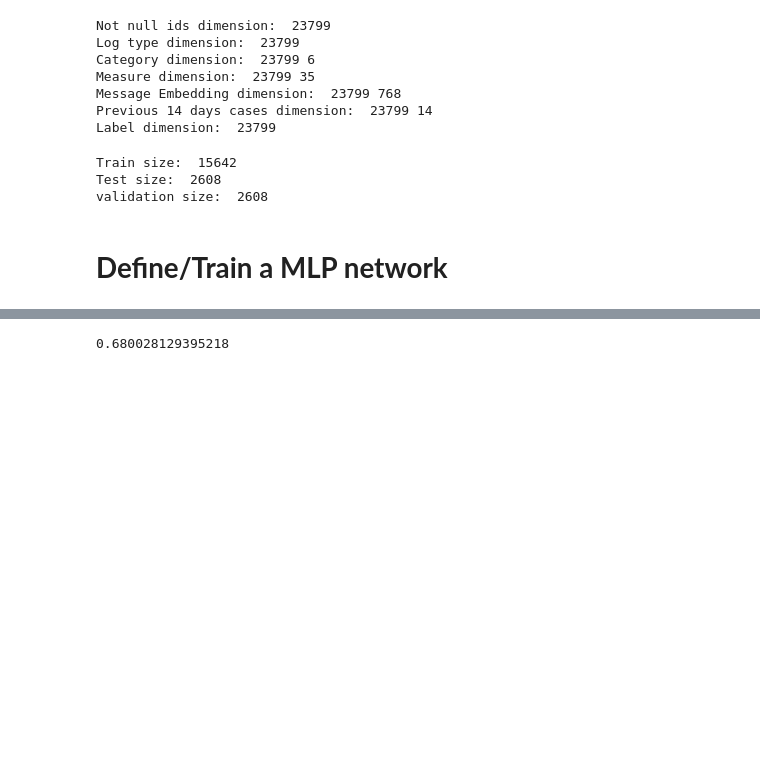
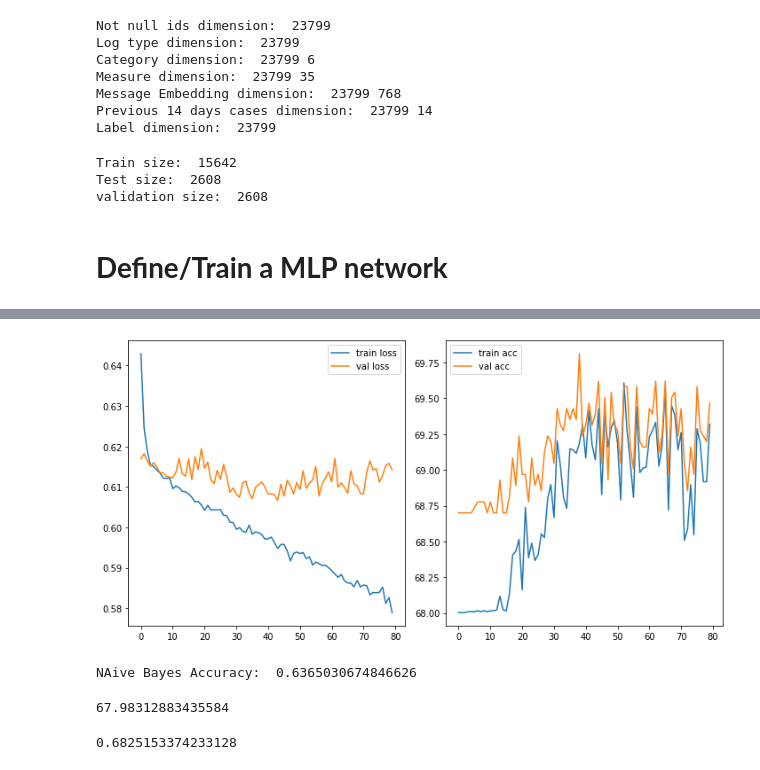
Before and after one commit to arashms/DL-project, a Jupyter notebook: COVID_Regulations.ipynb, the cells around one changed output, grey strips where cells are left out. Drawn from its saved outputs; the diff is of its cells as text; code cells hidden in the pictures; blank space fills up the shorter version.

```diff
--- a/COVID_Regulations.ipynb
+++ b/COVID_Regulations.ipynb
@@ -477,8 +495,8 @@ for label, id, log_type, category, measure, message_embedding, history in zip(la
 
 scaler = MinMaxScaler()
 X_data = scaler.fit_transform(X_data)
-# pca = PCA(n_components=50)
-# X_data = pca.fit_transform(X_data)
+pca = PCA(n_components=50)
+X_data = pca.fit_transform(X_data)
 
 X_train, X_test_val, y_train, y_test_val = train_test_split(X_data, y_data, test_size=0.25, random_state=42)
 X_val, X_test, y_val, y_test = train_test_split(X_test_val, y_test_val, test_size=0.5, random_state=42)
@@ -557,11 +587,12 @@ class CustumDataset(torch.utils.data.Dataset):
         return len(self.labels)
 
 
-trainset = CustumDataset(X_data, y_data)
+trainset = CustumDataset(X_train, y_train)
 testset = CustumDataset(X_test, y_test)
 valset = CustumDataset(X_val, y_val)
 
-trainLoader = DataLoader(trainset, batch_size=1024, shuffle=True)
+
+trainLoader = DataLoader(trainset, batch_size=32, shuffle=True)
 testLoader = DataLoader(testset, batch_size=32, shuffle=False)
 valLoader = DataLoader(valset, batch_size=32, shuffle=False)
 # %%
@@ -638,0 +638,24 @@ KeyboardInterrupt: ignored
+# %%
+epochs = 80
+train_losses = []
+val_losses = []
+
+train_accs = []
+val_accs = []
+
+for e in range(1,epochs+1):
+
+    train_loss = train_model(trainLoader, model)
+    train_losses.append(train_loss)
+
+    train_accuracy, _, _, _ = evaluate_model(trainLoader, model)
+    train_accs.append(train_accuracy)
+
+    val_accuracy, val_loss, _, _ = evaluate_model(valLoader, model)
+    val_losses.append(val_loss)
+    val_accs.append(val_accuracy)
+
+    if e % 10 == 0 :
+        print(f"\nepoch {e}/{epochs}")
+        print(f" Train loss = {round(train_loss, 3)}", f" | Train Acc = {train_accuracy.round(2)} %")
+        print(f" Val loss = {round(val_loss, 3)}", f" | Val Acc = {val_accuracy.round(2)} %")
@@ -639,4 +680,32 @@ KeyboardInterrupt: ignored
+# %%
+fig, axes = plt.subplots(nrows=1, ncols=2, figsize=(10, 5))
+axes[0].plot(train_losses, label="train loss")
+axes[0].plot(val_losses, label="val loss")
+axes[0].legend(loc="upper right")
+
+axes[1].plot(train_accs, label="train acc")
+axes[1].plot(val_accs, label="val acc")
+axes[1].legend(loc="upper left")
+
+fig.tight_layout()
+# %% [output]
+[figure, added]
+# %%
+from sklearn.naive_bayes import GaussianNB
+NBmodel = GaussianNB()
+NBmodel.fit(X_train,y_train)
+y_pred = NBmodel.predict(X_test)
+
+acc = accuracy_score(y_test, y_pred)
+print("NAive Bayes Accuracy: ", acc)
+# %% [output]
+NAive Bayes Accuracy:  0.6365030674846626
+# %%
+test_accuracy, _, _, _ = evaluate_model(testLoader, model)
+test_accuracy
+# %% [output]
+67.98312883435584
 # %%
-1-np.sum(y_train)/len(y_train)
+1-np.sum(y_test)/len(y_test)
 # %% [output]
-0.680028129395218
+0.6825153374233128
```
Also changed, not shown: parts of 6 cells of this notebook.
